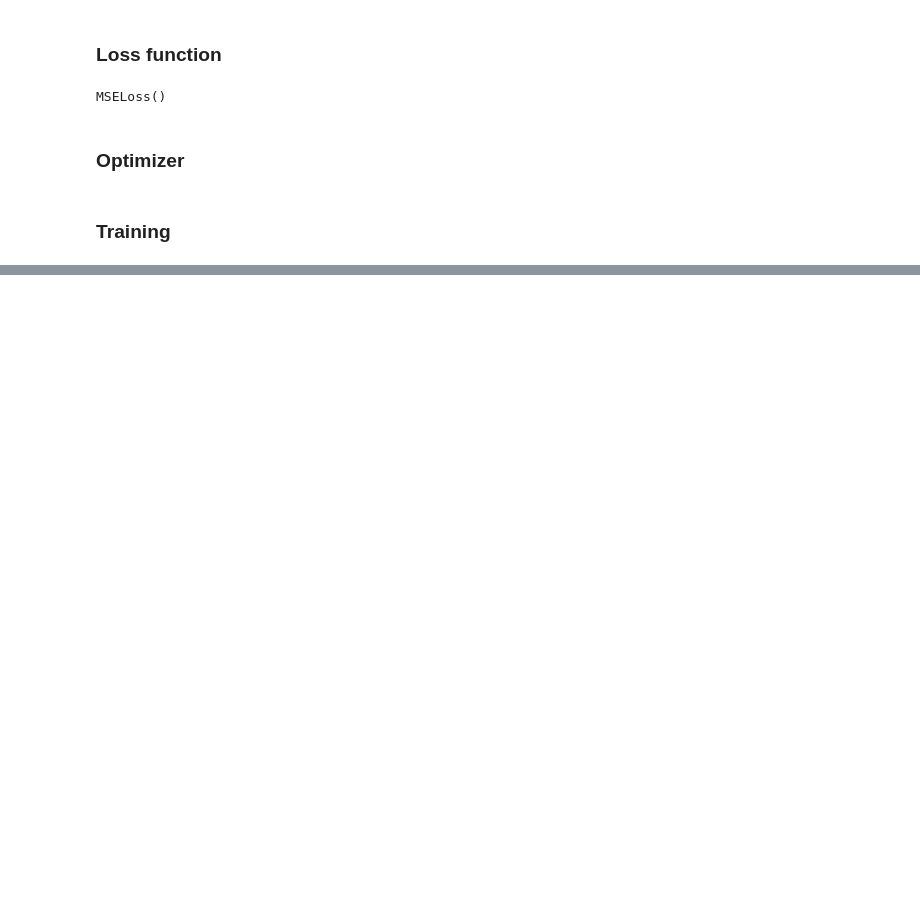
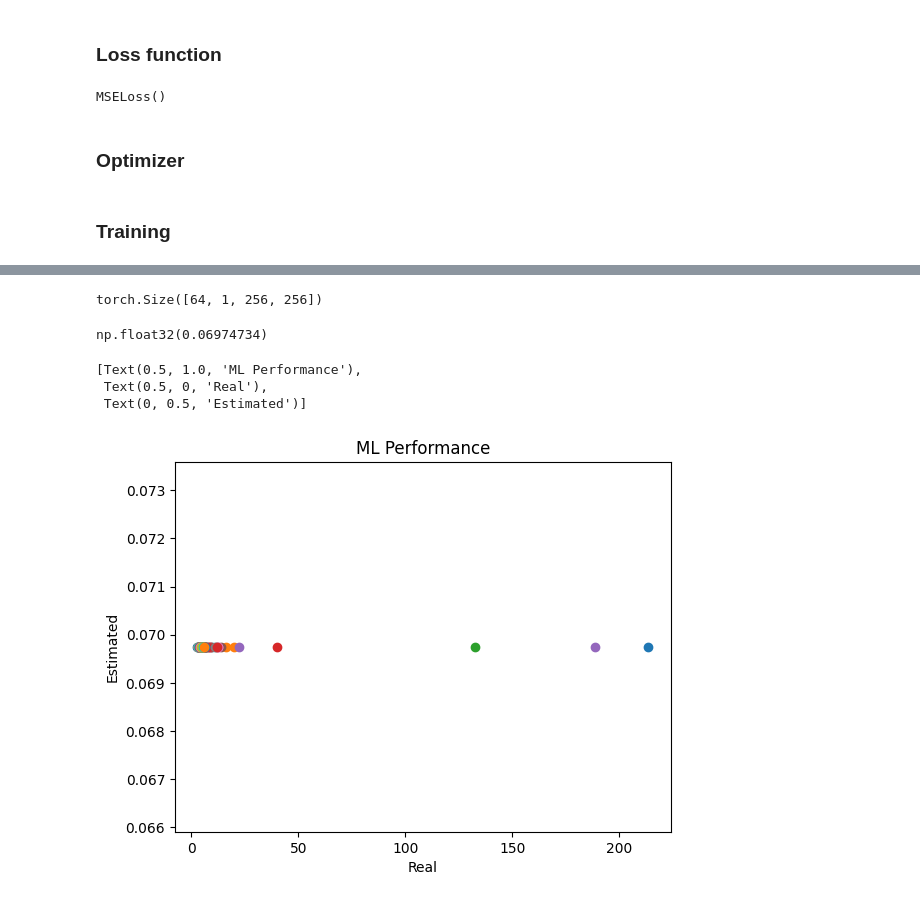
Before and after one commit to Undefined1234/TeamChallenge_Group6, a Jupyter notebook: ml.ipynb, the cells around one changed output, grey strips where cells are left out. Cells and saved outputs as stored; diff of their text form; code cells hidden in the pictures; blank space fills up the shorter version.

Commit message:
model update

```diff
--- a/ml.ipynb
+++ b/ml.ipynb
@@ -178,7 +215,7 @@ timestamp = datetime.now().strftime('%Y%m%d_%H%M%S')
 #writer = SummaryWriter('runs/fashion_trainer_{}'.format(timestamp))
 epoch_number = 0
 
-EPOCHS = 5
+EPOCHS = 10
 
 best_vloss = 1_000_000.
 
@@ -206,12 +243,6 @@ for epoch in range(EPOCHS):
     avg_vloss = running_vloss / (i + 1)
     print('LOSS train {} valid {}'.format(avg_loss, avg_vloss))
 
-    # Log the running loss averaged per batch
-    # for both training and validation
-    #writer.add_scalars('Training vs. Validation Loss',
-    #                { 'Training' : avg_loss, 'Validation' : avg_vloss },
-    #                epoch_number + 1)
-    #writer.flush()
 
     # Track best performance, and save the model's state
     if avg_vloss < best_vloss:
@@ -220,5 +251,6 @@ for epoch in range(EPOCHS):
         torch.save(model.state_dict(), model_path)
 
     epoch_number += 1
+model.train(False)
 # %% [output]
 EPOCH 1:
@@ -231,0 +298,6 @@ KeyboardInterrupt:
+# %%
+device2 = torch.device("cuda")
+mymodel = Block()
+mymodel.load_state_dict(torch.load("mymodel.pth", weights_only=True))
+mymodel.eval()
+mymodel.to(device2)
@@ -231,0 +315,27 @@ KeyboardInterrupt:
+# %%
+test, label = next(iter(val_dataloader))
+# %%
+print(test.size())
+# %% [output]
+torch.Size([64, 1, 256, 256])
+# %%
+
+with torch.no_grad():
+    estimate = mymodel(test.to(device2)).detach().cpu().numpy()
+# %%
+estimate[5][0]
+# %% [output]
+np.float32(0.06974734)
+# %%
+
+result = []
+for i,l in enumerate(label):
+    plt.scatter(float(l), float(estimate[i][0]))
+    result.append((float(l), float(estimate[i][0])))
+
+plt.gca().update(dict(title='ML Performance', xlabel="Real", ylabel="Estimated"))
+# %% [output]
+[Text(0.5, 1.0, 'ML Performance'),
+ Text(0.5, 0, 'Real'),
+ Text(0, 0.5, 'Estimated')]
+[figure, added]
```
Also changed, not shown: parts of 15 cells of this notebook, 13 other files.
